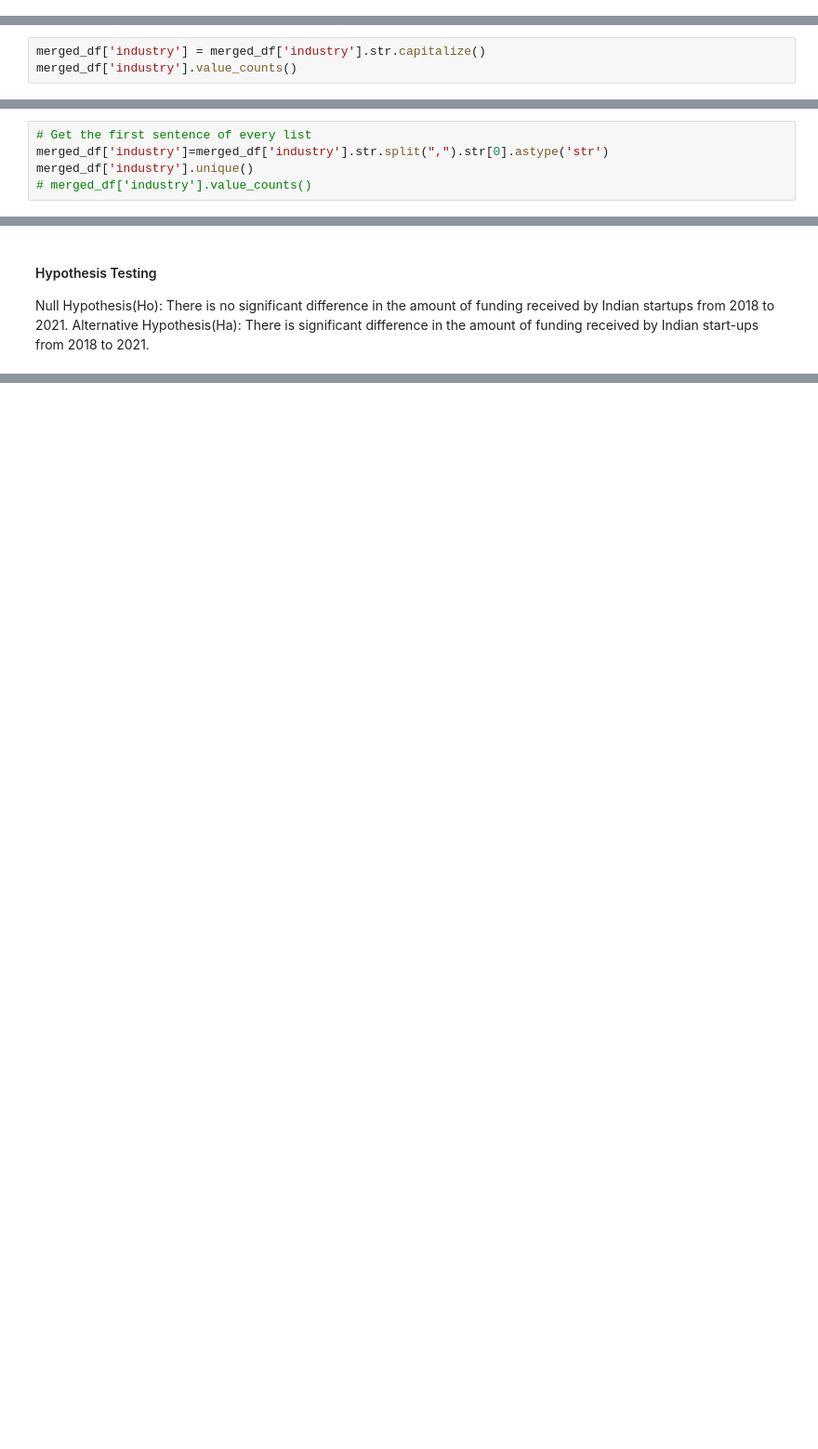
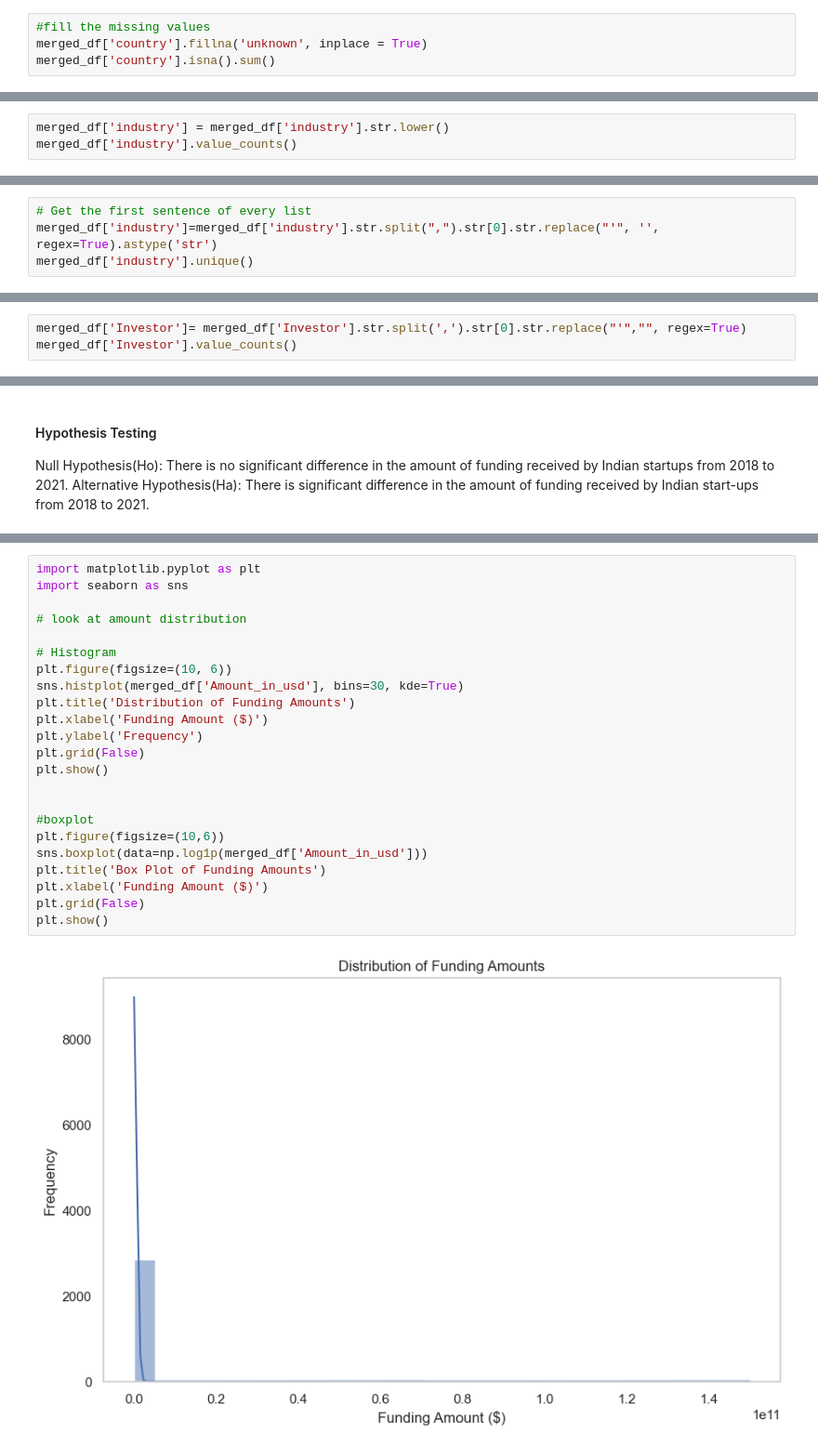
Before and after one commit to Starlady1/Analysis-of-Indian-Start-up-Ecosystem, a Jupyter notebook: Notebooks/start.ipynb, the cells around one changed output, grey strips where cells are left out. Shown at 93% size. Drawn from its saved outputs; the diff is of its cells as text; blank space fills up the shorter version.

```diff
--- a/Notebooks/start.ipynb
+++ b/Notebooks/start.ipynb
@@ -905,3 +903,7 @@ merged_df['country'].unique()
 array(['India', nan, 'Singapore', 'United States', 'France', 'West Coast',
        'Bangladesh', 'United Kingdom', 'Australia', 'Italy', 'Western US',
        'China', 'Indonesia'], dtype=object)
+# %%
+#fill the missing values
+merged_df['country'].fillna('unknown', inplace = True)
+merged_df['country'].isna().sum()
@@ -951,7 +955,7 @@ array(['Brand Marketing, Event Promotion, Marketing, Sponsorship, Ticketing',
        'Design', 'B2B Travel', 'Product studio', 'Aviation & Aerospace',
        'Staffing & Recruiting'], dtype=object)
 # %%
-merged_df['industry'] = merged_df['industry'].str.capitalize()
+merged_df['industry'] = merged_df['industry'].str.lower()
 merged_df['industry'].value_counts()
 # %% [output]
 industry
@@ -969,7 +973,6 @@ Staffing & recruiting                                   1
 Name: count, Length: 832, dtype: int64
 # %%
 # Get the first sentence of every list
-merged_df['industry']=merged_df['industry'].str.split(",").str[0].astype('str')
+merged_df['industry']=merged_df['industry'].str.split(",").str[0].str.replace("'", '', regex=True).astype('str')
 merged_df['industry'].unique()
-# merged_df['industry'].value_counts()
 # %% [output]
@@ -1277,3 +1247,6 @@ Sukhbir Singh, Rakhee Singal                                              1
 Angel Network                                                             1
 3one4 Capital, Kalaari Capital                                            1
 Name: count, Length: 1771, dtype: int64
+# %%
+merged_df['Investor']= merged_df['Investor'].str.split(',').str[0].str.replace("'","", regex=True)
+merged_df['Investor'].value_counts()
@@ -1485,0 +1440,25 @@ Analytical Questions
+# %%
+import matplotlib.pyplot as plt
+import seaborn as sns
+
+# look at amount distribution
+
+# Histogram
+plt.figure(figsize=(10, 6))
+sns.histplot(merged_df['Amount_in_usd'], bins=30, kde=True)
+plt.title('Distribution of Funding Amounts')
+plt.xlabel('Funding Amount ($)')
+plt.ylabel('Frequency')
+plt.grid(False)
+plt.show()
+
+
+#boxplot
+plt.figure(figsize=(10,6))
+sns.boxplot(data=np.log1p(merged_df['Amount_in_usd']))
+plt.title('Box Plot of Funding Amounts')
+plt.xlabel('Funding Amount ($)')
+plt.grid(False)
+plt.show()
+# %% [output]
+[figure, added]
```
Also changed, not shown: parts of 31 cells of this notebook, 2 other files.
